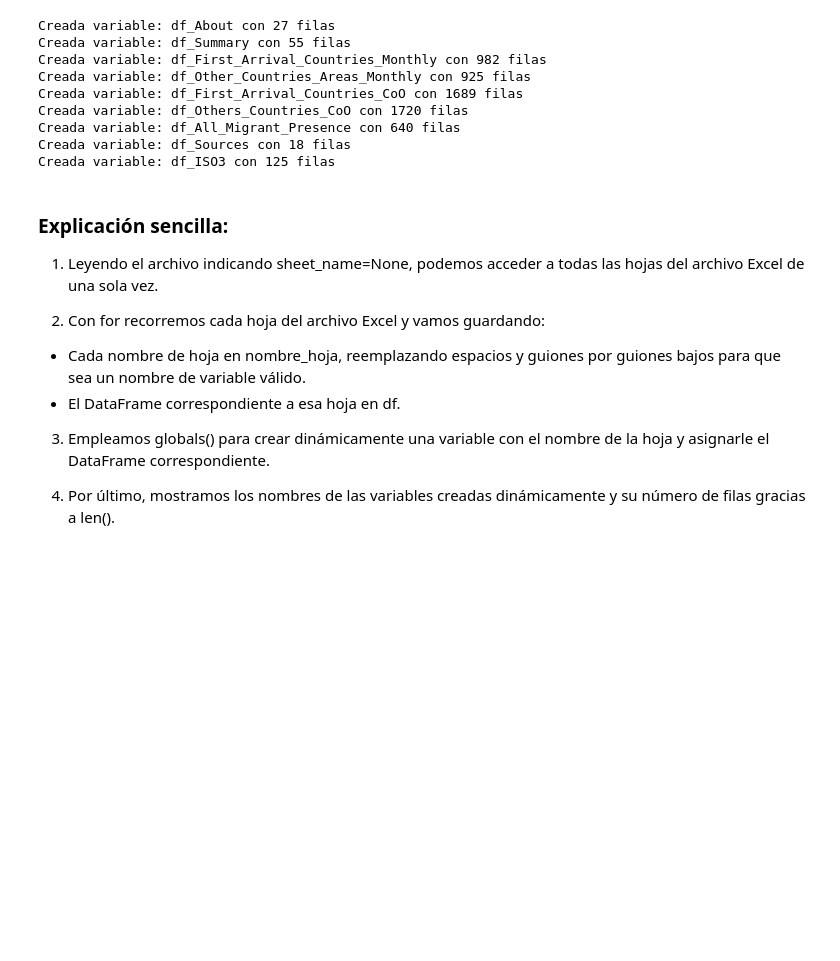
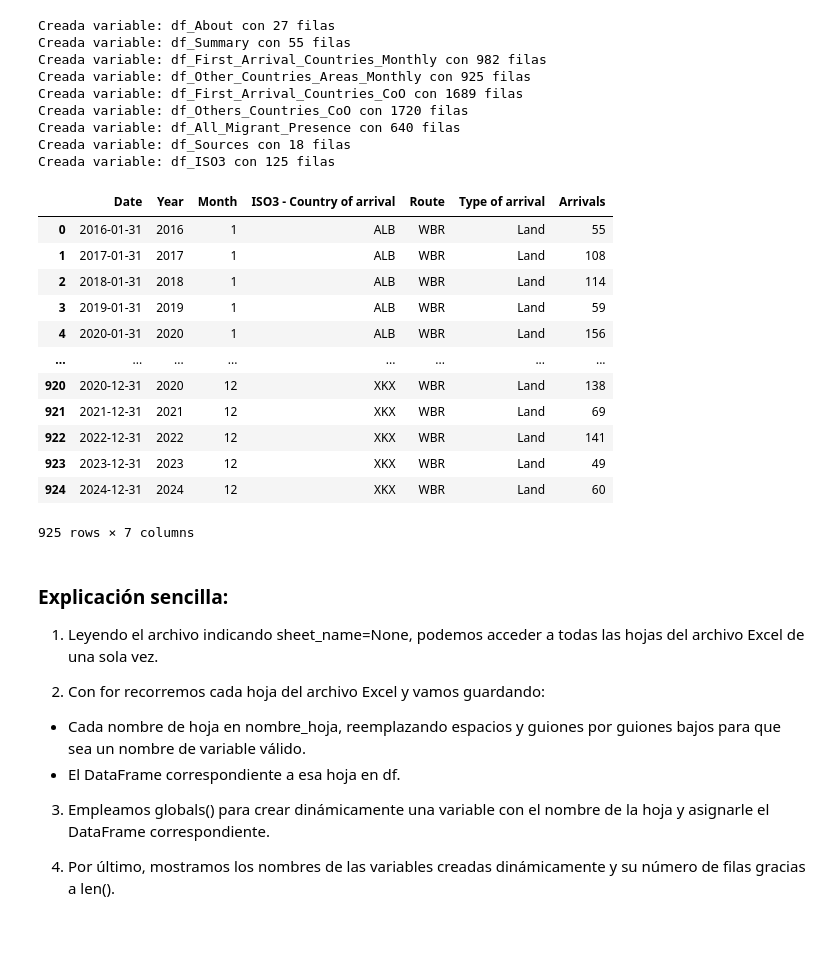
Before and after one commit to amvalseg/data_bootcamp, a Jupyter notebook: numpy_pandas/teoría/Pandas/Introducción_a_Pandas.ipynb, the cells around one changed output. Saved outputs shown, nothing was run; the diff lists cells and outputs as text; code cells hidden in the pictures; blank space fills up the shorter version.

```diff
--- a/numpy_pandas/teoría/Pandas/Introducción_a_Pandas.ipynb
+++ b/numpy_pandas/teoría/Pandas/Introducción_a_Pandas.ipynb
@@ -260,6 +252,22 @@ Creada variable: df_Others_Countries_CoO con 1720 filas
 Creada variable: df_All_Migrant_Presence con 640 filas
 Creada variable: df_Sources con 18 filas
 Creada variable: df_ISO3 con 125 filas
+# %%
+df_Other_Countries_Areas_Monthly
+# %% [output]
+|  | Date | Year | Month | ISO3 - Country of arrival | Route | Type of arrival | Arrivals |
+| 0 | 2016-01-31 | 2016 | 1 | ALB | WBR | Land | 55 |
+| 1 | 2017-01-31 | 2017 | 1 | ALB | WBR | Land | 108 |
+| 2 | 2018-01-31 | 2018 | 1 | ALB | WBR | Land | 114 |
+| 3 | 2019-01-31 | 2019 | 1 | ALB | WBR | Land | 59 |
+| 4 | 2020-01-31 | 2020 | 1 | ALB | WBR | Land | 156 |
+| ... | ... | ... | ... | ... | ... | ... | ... |
+| 920 | 2020-12-31 | 2020 | 12 | XKX | WBR | Land | 138 |
+| 921 | 2021-12-31 | 2021 | 12 | XKX | WBR | Land | 69 |
+| 922 | 2022-12-31 | 2022 | 12 | XKX | WBR | Land | 141 |
+| 923 | 2023-12-31 | 2023 | 12 | XKX | WBR | Land | 49 |
+| 924 | 2024-12-31 | 2024 | 12 | XKX | WBR | Land | 60 |
+925 rows × 7 columns
 # %% [markdown]
 ### Explicación sencilla:
 1.  Leyendo el archivo indicando sheet_name=None, podemos acceder a todas las hojas del archivo Excel de una sola vez.
```
Also changed, not shown: parts of 43 cells of this notebook, 10 other files.
